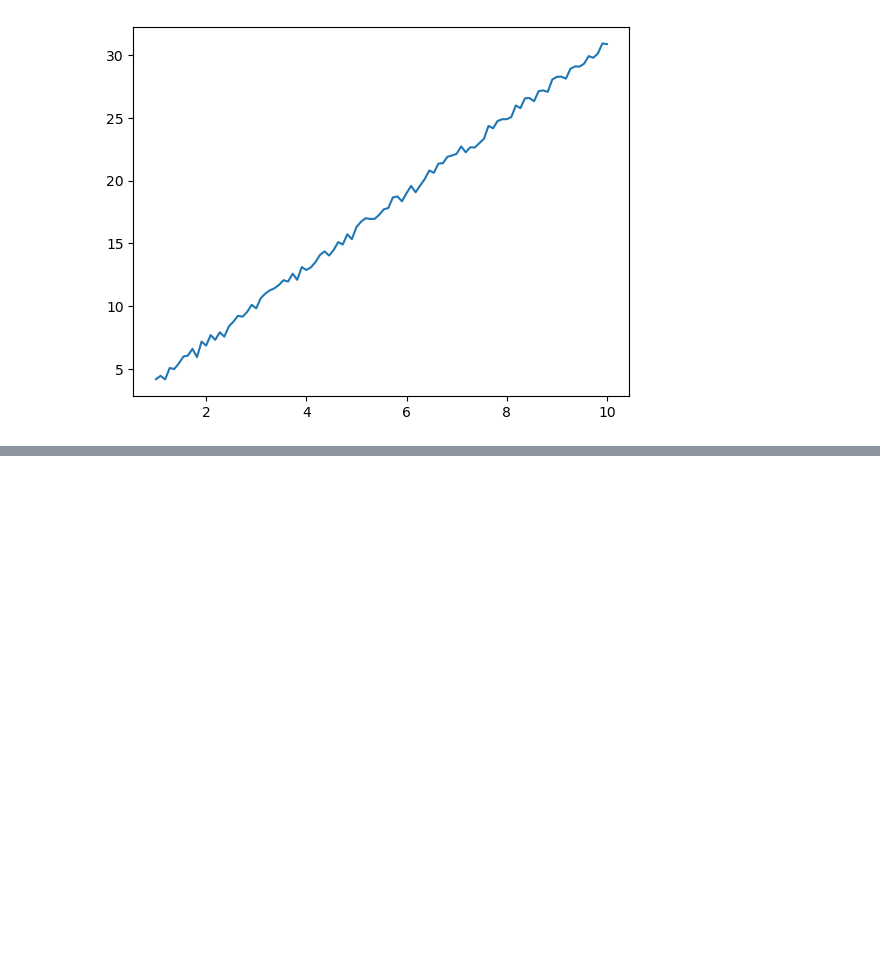
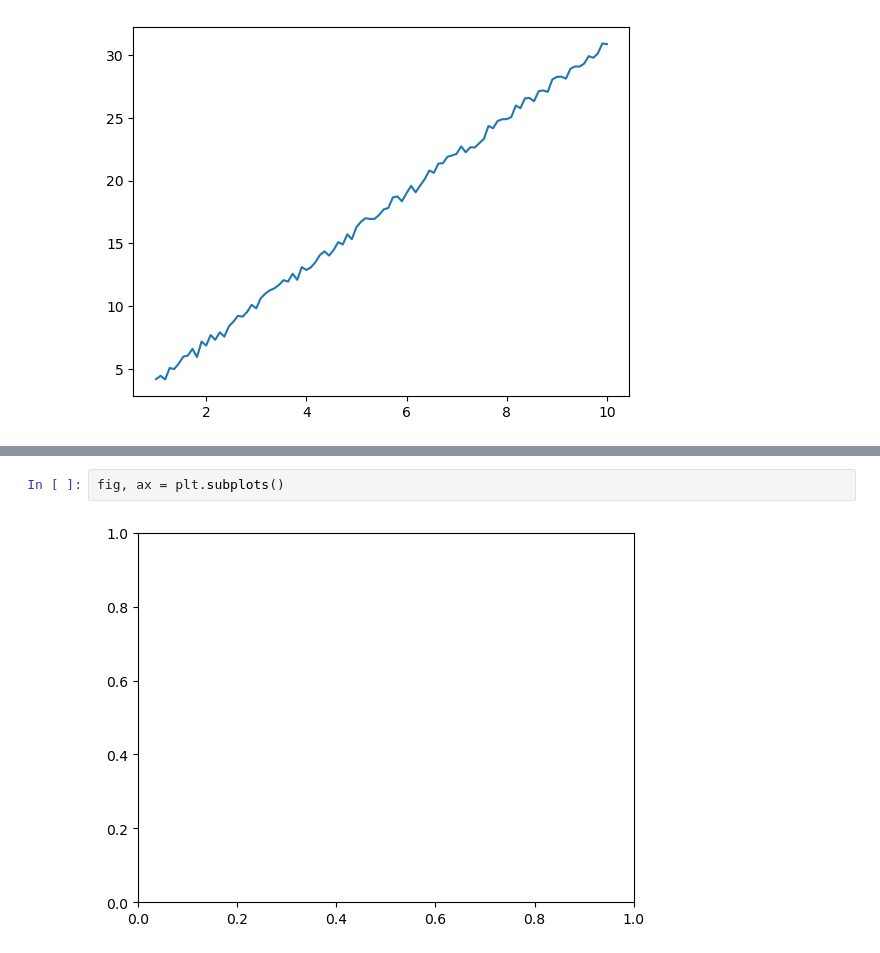
Before and after one commit to bb1000/20060, a Jupyter notebook: _sources/lecture-notes.ipynb, the cells around one changed output, grey strips where cells are left out. Drawn from its saved outputs; the diff is of its cells as text; blank space fills up the shorter version.

```diff
--- a/_sources/lecture-notes.ipynb
+++ b/_sources/lecture-notes.ipynb
@@ -1003,0 +1052,4 @@ plt.plot(x, y)
+# %%
+fig, ax = plt.subplots()
+# %% [output]
+[figure, added]
```
Also changed, not shown: parts of 49 cells of this notebook, 9 other files.
